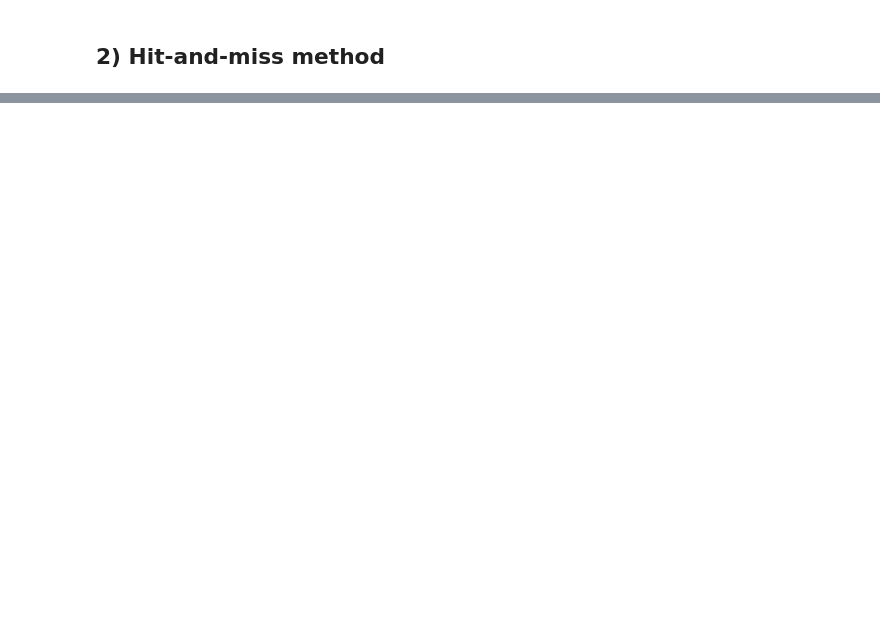
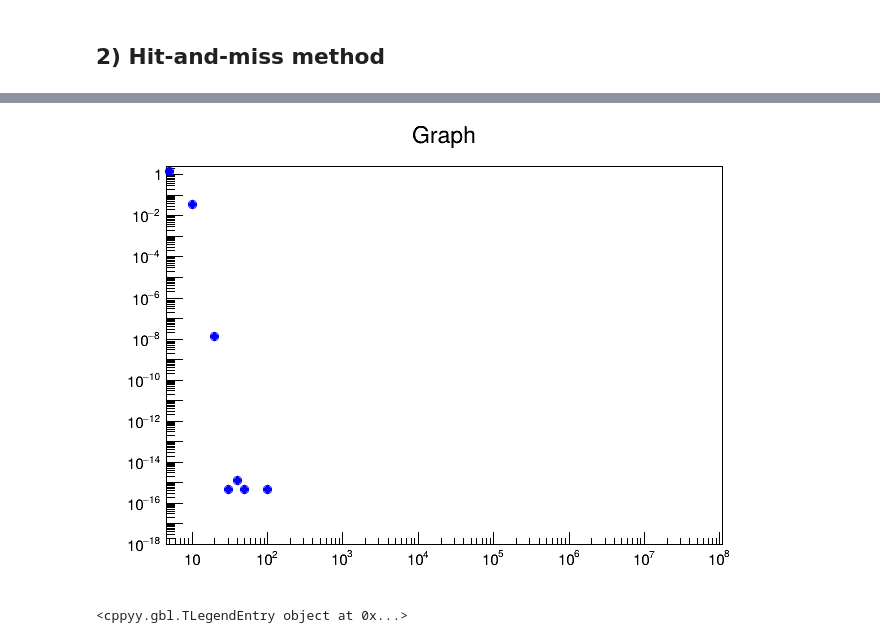
Before and after one commit to covarell/python_examples, a Jupyter notebook: NumericalIntegration.ipynb, the cells around one changed output, grey strips where cells are left out. Saved outputs shown, nothing was run; the diff lists cells and outputs as text; code cells hidden in the pictures; blank space fills up the shorter version.

```diff
--- a/NumericalIntegration.ipynb
+++ b/NumericalIntegration.ipynb
@@ -62,0 +118,6 @@ print (f'{test2:.30f} estimate of {true_value:.30f}')
+# %%
+g1.SetMinimum(1E-18); g1.SetMaximum(2.5)
+
+g1.Draw("AP"); c1.Draw()
+# %% [output]
+[figure, added]
@@ -62,0 +136,4 @@ print (f'{test2:.30f} estimate of {true_value:.30f}')
+# %%
+l.AddEntry(g1,"Trapezoid"); l.AddEntry(g2,"Hit and miss")
+# %% [output]
+<cppyy.gbl.TLegendEntry object at 0x...>
```
Also changed, not shown: parts of 33 cells of this notebook.
